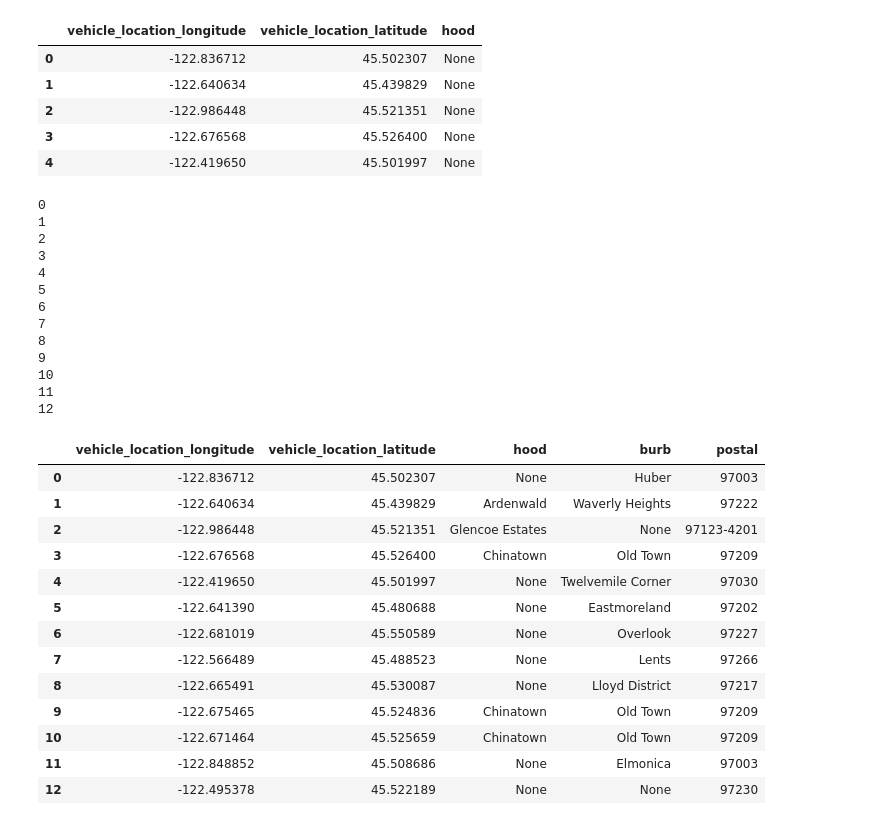
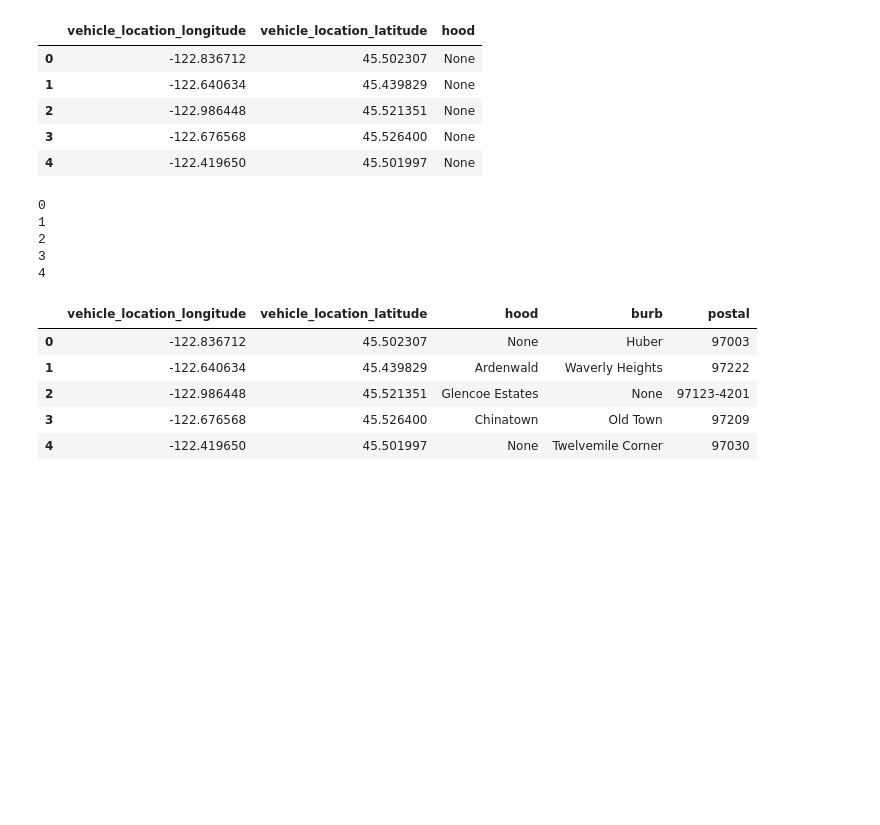
Before and after one commit to pmleffers/Trimet, a Jupyter notebook: Trimet Project.ipynb, the cells around one changed output. Drawn from its saved outputs; the diff is of its cells as text; code cells hidden in the pictures; blank space fills up the shorter version.

```diff
--- a/Trimet Project.ipynb
+++ b/Trimet Project.ipynb
@@ -113,0 +322,11 @@ array(['Hosford-Abernethy', 'Powellhurst-Gilbert', 'Foster-Powell',
+# %%
+#Handy piece of code!
+def concatenate_list_data(list):
+    '''
+    Concatenates all strings/objects in the list.
+    This is especially nice when paired with regular expressions.
+    '''
+    result= ''
+    for element in list:
+        result += str(element)
+    return result
@@ -113,0 +346,7 @@ array(['Hosford-Abernethy', 'Powellhurst-Gilbert', 'Foster-Powell',
+# %%
+matchExpr=[]
+for i in range(0,len(houseHoods.HouseHoods)):
+    matchExpr.append(str(houseHoods.HouseHoods[i][:6])+'.*|')#take the first 6 characters of the strings,
+    #                                                with all luck 6 characters are enough to make them unique
+matchExpr=concatenate_list_data(matchExpr)
+print('List of regular expressions using first 6 characters of neighborhoods: \n'+matchExpr[:80]+'...etc.')
@@ -113,0 +358,9 @@ array(['Hosford-Abernethy', 'Powellhurst-Gilbert', 'Foster-Powell',
+# %%
+# For loop to check if any of the neighborhoods match the list of regular expressions created
+matchList=[]
+for i in range(0,len(SubCalls.Hood)):
+    identify=re.findall(r'('+matchExpr+')',SubCalls.Hood[i])
+    if identify[0]==SubCalls.Hood[i]:
+        matchList.append('1')
+    else:
+        matchList.append('0')
@@ -213,7 +942,7 @@ addyKey.head(n=3)
 | 1 | -122.640634 | 45.439829 | None |
 | 2 | -122.986448 | 45.521351 | None |
 # %%
-test=addyKey.head(n=13).copy()
+test=addyKey.head().copy()
 test.head()
 #print(len(test))
 # %% [output]
@@ -234,6 +963,7 @@ postal=[]
 
 #modify range
 for i in range(0,len(test)):
+    #condition if the cell is empty
     if test['hood'][i]==None:
         print(i)
         latitude=test['vehicle_location_latitude'][i]
@@ -241,6 +971,8 @@ for i in range(0,len(test)):
         locString=(latitude,longitude)
         location=geolocator.reverse(locString, timeout=10)
         keys=location.raw['address'].keys()
+
+        time.sleep(1)
         #print(location.raw['address'])
             #neighbourhood
         if 'neighbourhood' in keys:
@@ -249,47 +981,30 @@ for i in range(0,len(test)):
             neighborhood.append('None')
         #suburb
         if 'suburb' in keys:
             suburb.append(location.raw['address']['suburb'])
         else:
             suburb.append('None')
         #Postal
         if 'postcode' in keys:
             postal.append(location.raw['address']['postcode'])
         else:
             postal.append('None')
-
     else:
         continue
 
 test['hood']=neighborhood
 test['burb']=suburb
 test['postal']=postal
 test
 # %% [output]
 0
 1
 2
 3
 4
-5
-6
-7
-8
-9
-10
-11
-12
 |  | vehicle_location_longitude | vehicle_location_latitude | hood | burb | postal |
 | 0 | -122.836712 | 45.502307 | None | Huber | 97003 |
 | 1 | -122.640634 | 45.439829 | Ardenwald | Waverly Heights | 97222 |
 | 2 | -122.986448 | 45.521351 | Glencoe Estates | None | 97123-4201 |
 | 3 | -122.676568 | 45.526400 | Chinatown | Old Town | 97209 |
 | 4 | -122.419650 | 45.501997 | None | Twelvemile Corner | 97030 |
-| 5 | -122.641390 | 45.480688 | None | Eastmoreland | 97202 |
-| 6 | -122.681019 | 45.550589 | None | Overlook | 97227 |
-| 7 | -122.566489 | 45.488523 | None | Lents | 97266 |
-| 8 | -122.665491 | 45.530087 | None | Lloyd District | 97217 |
-| 9 | -122.675465 | 45.524836 | Chinatown | Old Town | 97209 |
-| 10 | -122.671464 | 45.525659 | Chinatown | Old Town | 97209 |
-| 11 | -122.848852 | 45.508686 | None | Elmonica | 97003 |
-| 12 | -122.495378 | 45.522189 | None | None | 97230 |
```
Also changed, not shown: parts of 88 cells of this notebook.
